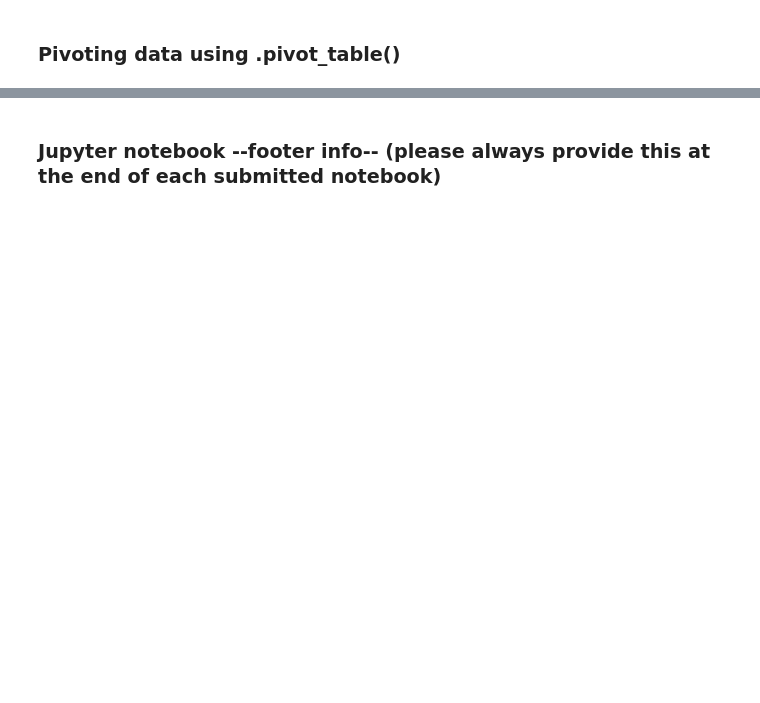
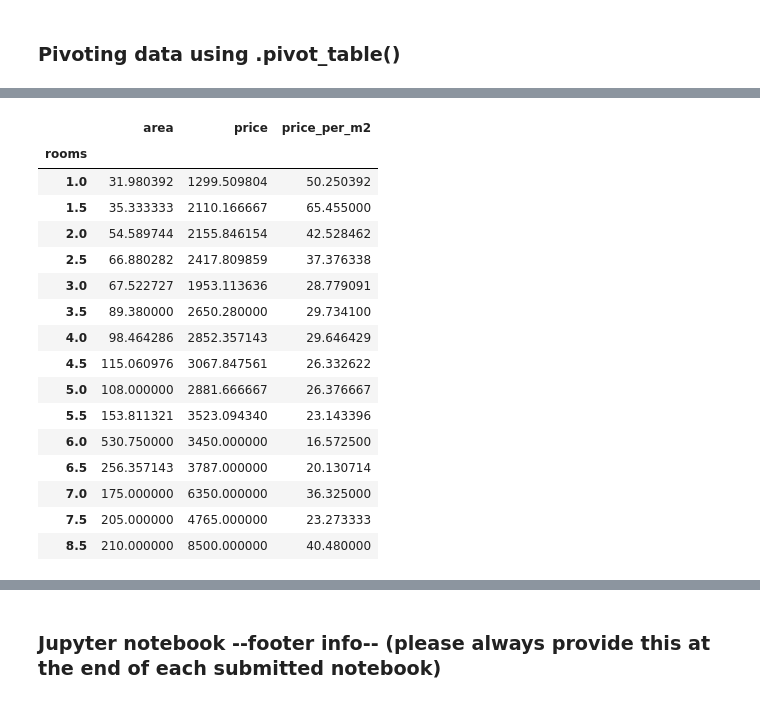
Before and after one commit to pascaleichenberger/applied_research_methods, a Jupyter notebook: Week_03/combining_and_organizing_data.ipynb, the cells around one changed output, grey strips where cells are left out. Cells and saved outputs as stored; diff of their text form; code cells hidden in the pictures; blank space fills up the shorter version.

```diff
--- a/Week_03/combining_and_organizing_data.ipynb
+++ b/Week_03/combining_and_organizing_data.ipynb
@@ -166,0 +288,24 @@ pd.pivot_table(df3[['rooms', 'price', 'area']],
+# %%
+# Using pivot_table to reshape the data and calculate means
+pd.pivot_table(df3[['rooms', 'price', 'area', 'price_per_m2']],
+               index=['rooms'],
+               values=['price', 'area', 'price_per_m2'],
+               aggfunc=(np.mean))
+# %% [output]
+|  | area | price | price_per_m2 |
+| rooms |  |  |  |
+| 1.0 | 31.980392 | 1299.509804 | 50.250392 |
+| 1.5 | 35.333333 | 2110.166667 | 65.455000 |
+| 2.0 | 54.589744 | 2155.846154 | 42.528462 |
+| 2.5 | 66.880282 | 2417.809859 | 37.376338 |
+| 3.0 | 67.522727 | 1953.113636 | 28.779091 |
+| 3.5 | 89.380000 | 2650.280000 | 29.734100 |
+| 4.0 | 98.464286 | 2852.357143 | 29.646429 |
+| 4.5 | 115.060976 | 3067.847561 | 26.332622 |
+| 5.0 | 108.000000 | 2881.666667 | 26.376667 |
+| 5.5 | 153.811321 | 3523.094340 | 23.143396 |
+| 6.0 | 530.750000 | 3450.000000 | 16.572500 |
+| 6.5 | 256.357143 | 3787.000000 | 20.130714 |
+| 7.0 | 175.000000 | 6350.000000 | 36.325000 |
+| 7.5 | 205.000000 | 4765.000000 | 23.273333 |
+| 8.5 | 210.000000 | 8500.000000 | 40.480000 |
```
Also changed, not shown: parts of 21 cells of this notebook, 10 other files.
